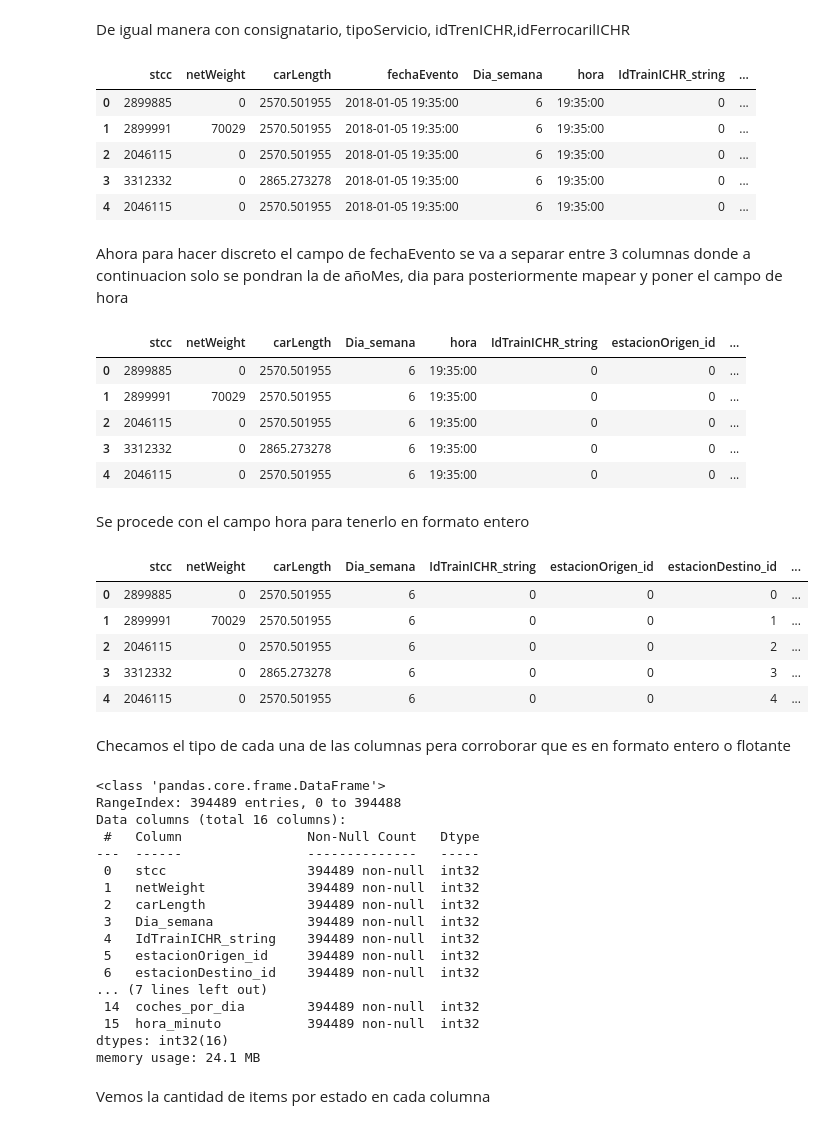
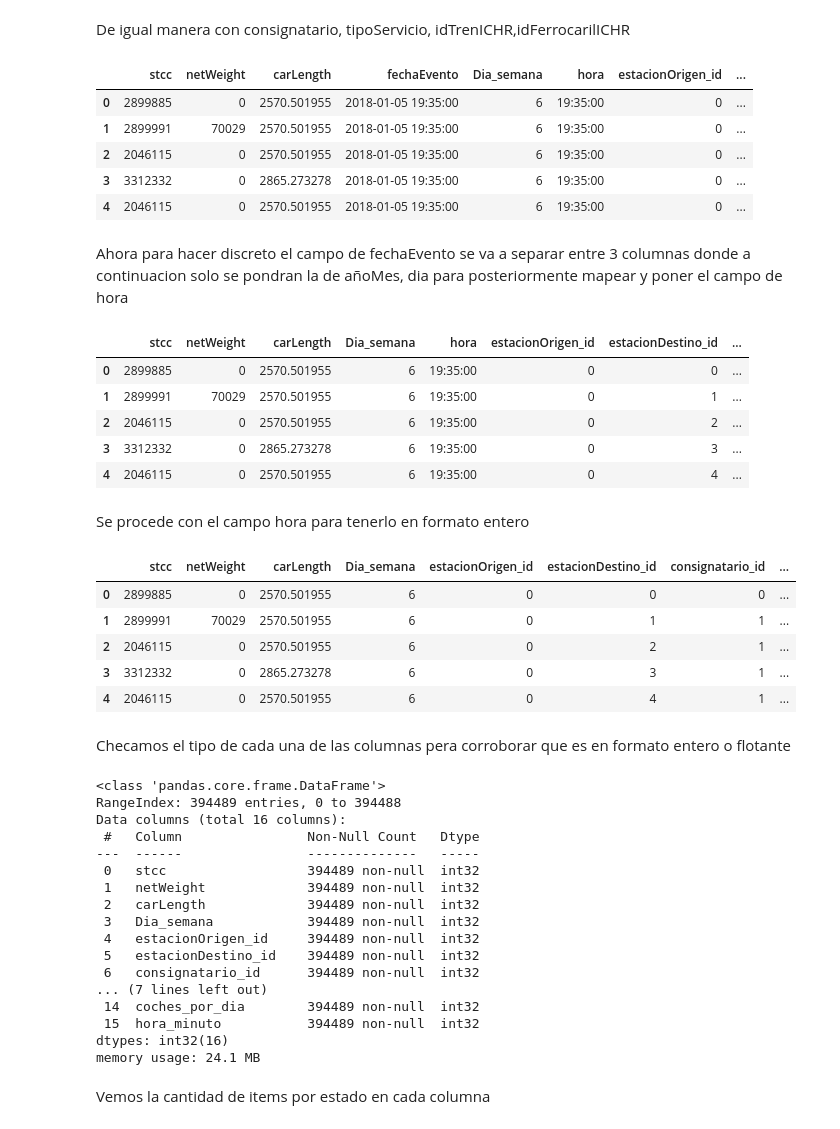
Before and after one commit to BrunoFerrovalle/Modelo_Llegadas, a Jupyter notebook: LimpiezaDatos.ipynb, the cells around one changed output. Cells and saved outputs as stored; diff of their text form; code cells hidden in the pictures.

```diff
--- a/LimpiezaDatos.ipynb
+++ b/LimpiezaDatos.ipynb
@@ -232,35 +233,35 @@ tipoCarro_id_map = {value: idx for idx, value in enumerate(merged_df['tipoCarro'
 
 # Mapear los valores de las columnas a sus correspondientes IDs
 merged_df['consignatario_id'] = merged_df['consignatario'].map(consignatario_id_map)
 merged_df['tipoServicio_id'] = merged_df['tipoServicio'].map(tipoServicio_id_map)
 merged_df['idTrenICHR_id'] = merged_df['idTrenICHR'].map(idTrenICHR_id_map)
 merged_df['idFerrocarrilICHR_id'] = merged_df['idFerrocarrilICHR'].map(idFerrocarrilICHR_id_map)
 merged_df['tipoCarro_id'] = merged_df['tipoCarro'].map(tipoCarro_id_map)
 
 
 # Crear DataFrames a partir de los diccionarios de mapeo
 consignatario_id_df = pd.DataFrame(list(consignatario_id_map.items()), columns=['Consignatario', 'id'])
 tipoServicio_id_df = pd.DataFrame(list(tipoServicio_id_map.items()), columns=['tipoServicio', 'id'])
 idTrenICHR_id_df = pd.DataFrame(list(idTrenICHR_id_map.items()), columns=['idTrenICHR', 'id'])
 idFerrocarrilICHR_id_df = pd.DataFrame(list(idFerrocarrilICHR_id_map.items()), columns=['idFerrocarrilICHR', 'id'])
 tipoCarro_id_df = pd.DataFrame(list(tipoCarro_id_map.items()), columns=['tipoCarro', 'id'])
 
 
 # Guardar los DataFrames de mapeo en archivos CSV
 consignatario_id_df.to_csv('consignatario_id_map.csv', index=False)
 tipoServicio_id_df.to_csv('tipoServicio_id_map.csv', index=False)
 idTrenICHR_id_df.to_csv('idTrenICHR_id_map.csv', index=False)
 idFerrocarrilICHR_id_df.to_csv('idFerrocarrilICHR_id_map.csv', index=False)
 tipoServicio_id_df.to_csv('tipoCarro_id_map.csv', index=False)
 
 
 # Eliminar las columnas originales
-merged_df.drop(columns=['consignatario', 'tipoServicio', 'IdTrainICHR_int','idTrenICHR', 'idFerrocarrilICHR',"tipoCarro"], inplace=True)
+merged_df.drop(columns=['consignatario', 'tipoServicio', 'IdTrainICHR_string', 'IdTrainICHR_int','idTrenICHR', 'idFerrocarrilICHR',"tipoCarro"], inplace=True)
 
 # Mostrar las primeras filas del DataFrame actualizado
 merged_df.head()
 # %% [output]
-|  | stcc | netWeight | carLength | fechaEvento | Dia_semana | hora | IdTrainICHR_string | ... |
+|  | stcc | netWeight | carLength | fechaEvento | Dia_semana | hora | estacionOrigen_id | ... |
 | 0 | 2899885 | 0 | 2570.501955 | 2018-01-05 19:35:00 | 6 | 19:35:00 | 0 | ... |
 | 1 | 2899991 | 70029 | 2570.501955 | 2018-01-05 19:35:00 | 6 | 19:35:00 | 0 | ... |
 | 2 | 2046115 | 0 | 2570.501955 | 2018-01-05 19:35:00 | 6 | 19:35:00 | 0 | ... |
@@ -294,12 +295,12 @@ merged_df.drop(columns=['añoMes','fechaEvento','fecha'], inplace=True)
 # Mostrar las primeras filas del DataFrame actualizado
 merged_df.head()
 # %% [output]
-|  | stcc | netWeight | carLength | Dia_semana | hora | IdTrainICHR_string | estacionOrigen_id | ... |
+|  | stcc | netWeight | carLength | Dia_semana | hora | estacionOrigen_id | estacionDestino_id | ... |
 | 0 | 2899885 | 0 | 2570.501955 | 6 | 19:35:00 | 0 | 0 | ... |
-| 1 | 2899991 | 70029 | 2570.501955 | 6 | 19:35:00 | 0 | 0 | ... |
-| 2 | 2046115 | 0 | 2570.501955 | 6 | 19:35:00 | 0 | 0 | ... |
-| 3 | 3312332 | 0 | 2865.273278 | 6 | 19:35:00 | 0 | 0 | ... |
-| 4 | 2046115 | 0 | 2570.501955 | 6 | 19:35:00 | 0 | 0 | ... |
+| 1 | 2899991 | 70029 | 2570.501955 | 6 | 19:35:00 | 0 | 1 | ... |
+| 2 | 2046115 | 0 | 2570.501955 | 6 | 19:35:00 | 0 | 2 | ... |
+| 3 | 3312332 | 0 | 2865.273278 | 6 | 19:35:00 | 0 | 3 | ... |
+| 4 | 2046115 | 0 | 2570.501955 | 6 | 19:35:00 | 0 | 4 | ... |
 # %% [markdown]
 Se procede con el campo hora para tenerlo en formato entero
 # %%
@@ -328,12 +329,12 @@ merged_df.drop(columns=['hora_h', 'hora_m', 'hora_s','hora'], inplace=True)
 # Mostrar las primeras filas del DataFrame actualizado
 merged_df.head()
 # %% [output]
-|  | stcc | netWeight | carLength | Dia_semana | IdTrainICHR_string | estacionOrigen_id | estacionDestino_id | ... |
+|  | stcc | netWeight | carLength | Dia_semana | estacionOrigen_id | estacionDestino_id | consignatario_id | ... |
 | 0 | 2899885 | 0 | 2570.501955 | 6 | 0 | 0 | 0 | ... |
-| 1 | 2899991 | 70029 | 2570.501955 | 6 | 0 | 0 | 1 | ... |
-| 2 | 2046115 | 0 | 2570.501955 | 6 | 0 | 0 | 2 | ... |
-| 3 | 3312332 | 0 | 2865.273278 | 6 | 0 | 0 | 3 | ... |
-| 4 | 2046115 | 0 | 2570.501955 | 6 | 0 | 0 | 4 | ... |
+| 1 | 2899991 | 70029 | 2570.501955 | 6 | 0 | 1 | 1 | ... |
+| 2 | 2046115 | 0 | 2570.501955 | 6 | 0 | 2 | 1 | ... |
+| 3 | 3312332 | 0 | 2865.273278 | 6 | 0 | 3 | 1 | ... |
+| 4 | 2046115 | 0 | 2570.501955 | 6 | 0 | 4 | 1 | ... |
 # %% [markdown]
 Checamos el tipo de cada una de las columnas pera corroborar que es en formato entero o flotante
 # %%
@@ -351,9 +352,9 @@ Data columns (total 16 columns):
  1   netWeight             394489 non-null  int32
  2   carLength             394489 non-null  int32
  3   Dia_semana            394489 non-null  int32
- 4   IdTrainICHR_string    394489 non-null  int32
- 5   estacionOrigen_id     394489 non-null  int32
- 6   estacionDestino_id    394489 non-null  int32
+ 4   estacionOrigen_id     394489 non-null  int32
+ 5   estacionDestino_id    394489 non-null  int32
+ 6   consignatario_id      394489 non-null  int32
 ... (7 lines left out)
  14  coches_por_dia        394489 non-null  int32
  15  hora_minuto           394489 non-null  int32
```
Also changed, not shown: parts of 3 cells of this notebook, 21 other files.
